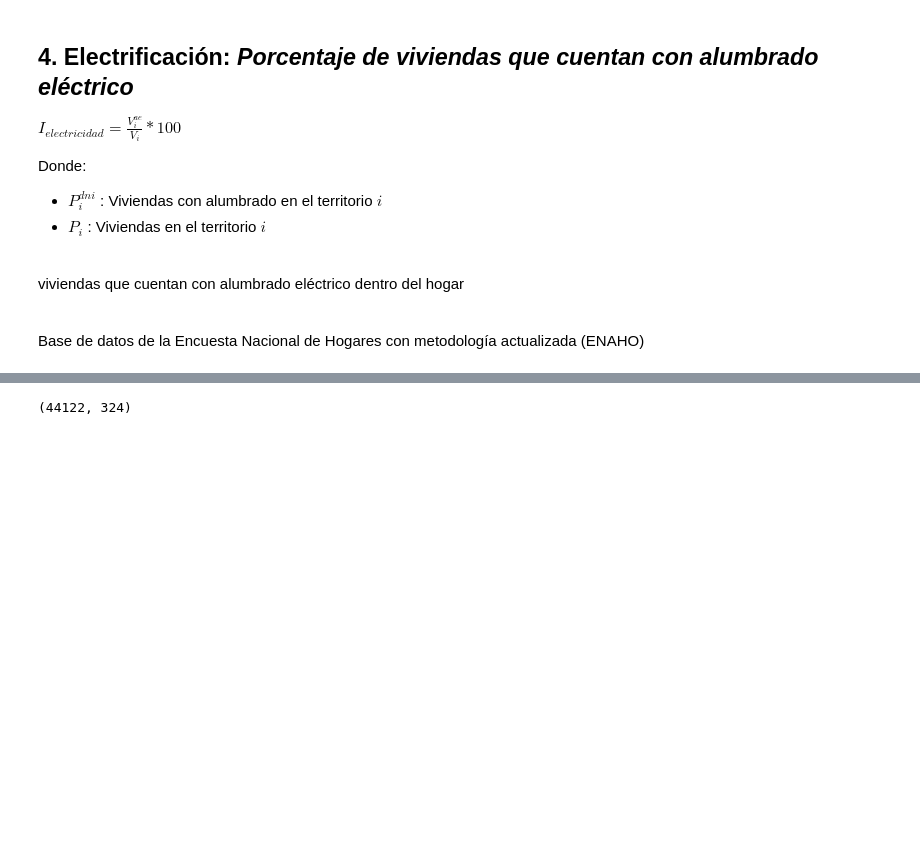
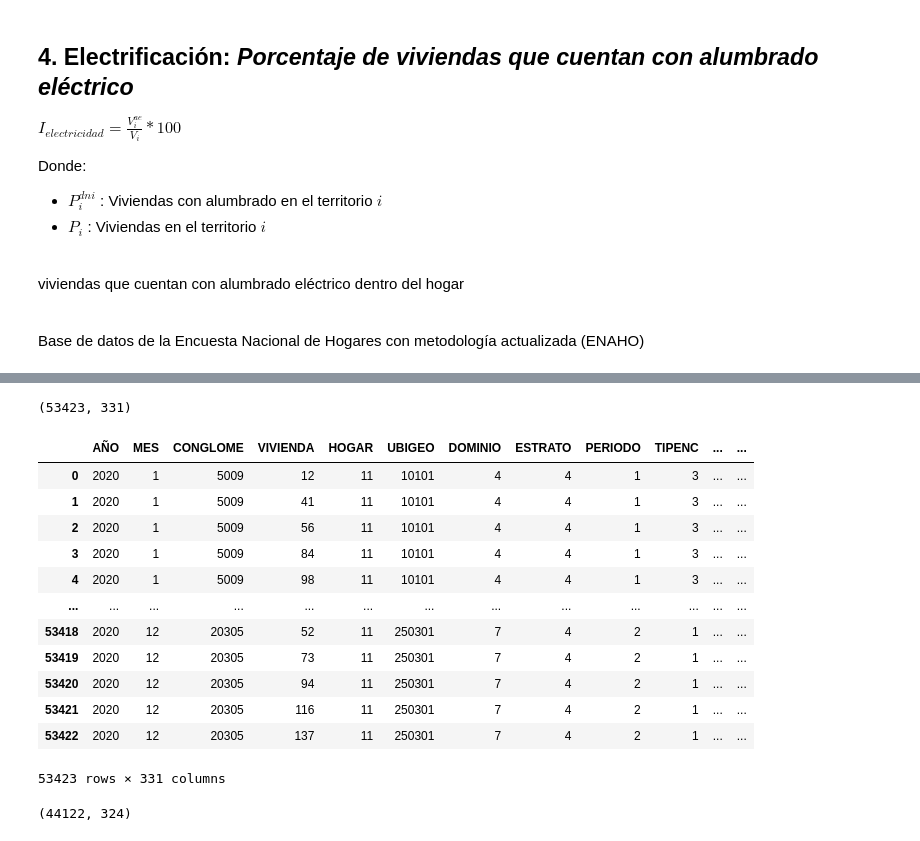
Before and after one commit to LaurenteEber/Indice_de_densidad_del_estado, a Jupyter notebook: indicador_ide/Cálculo del IDE.ipynb, the cells around one changed output, grey strips where cells are left out. Drawn from its saved outputs; the diff is of its cells as text; code cells hidden in the pictures; blank space fills up the shorter version.

```diff
--- a/indicador_ide/Cálculo del IDE.ipynb
+++ b/indicador_ide/Cálculo del IDE.ipynb
@@ -622 +642,20 @@ Base de datos de la Encuesta Nacional de Hogares con metodología actualizada (E
+# %%
+mod100_2020 = pd.read_csv("../base_datos/Enaho01-2020-100.csv", encoding='latin1')
+print(mod100_2020.shape)
+mod100_2020
+# %% [output]
+(53423, 331)
+|  | AÑO | MES | CONGLOME | VIVIENDA | HOGAR | UBIGEO | DOMINIO | ESTRATO | PERIODO | TIPENC | ... | ... |
+| 0 | 2020 | 1 | 5009 | 12 | 11 | 10101 | 4 | 4 | 1 | 3 | ... | ... |
+| 1 | 2020 | 1 | 5009 | 41 | 11 | 10101 | 4 | 4 | 1 | 3 | ... | ... |
+| 2 | 2020 | 1 | 5009 | 56 | 11 | 10101 | 4 | 4 | 1 | 3 | ... | ... |
+| 3 | 2020 | 1 | 5009 | 84 | 11 | 10101 | 4 | 4 | 1 | 3 | ... | ... |
+| 4 | 2020 | 1 | 5009 | 98 | 11 | 10101 | 4 | 4 | 1 | 3 | ... | ... |
+| ... | ... | ... | ... | ... | ... | ... | ... | ... | ... | ... | ... | ... |
+| 53418 | 2020 | 12 | 20305 | 52 | 11 | 250301 | 7 | 4 | 2 | 1 | ... | ... |
+| 53419 | 2020 | 12 | 20305 | 73 | 11 | 250301 | 7 | 4 | 2 | 1 | ... | ... |
+| 53420 | 2020 | 12 | 20305 | 94 | 11 | 250301 | 7 | 4 | 2 | 1 | ... | ... |
+| 53421 | 2020 | 12 | 20305 | 116 | 11 | 250301 | 7 | 4 | 2 | 1 | ... | ... |
+| 53422 | 2020 | 12 | 20305 | 137 | 11 | 250301 | 7 | 4 | 2 | 1 | ... | ... |
+53423 rows × 331 columns
 # %%
```
Also changed, not shown: parts of 45 cells of this notebook, 1 other file.
